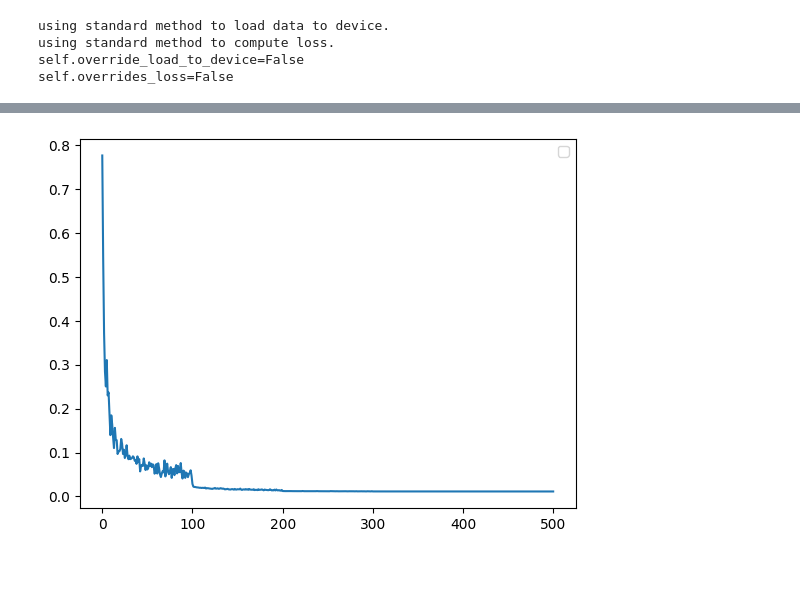
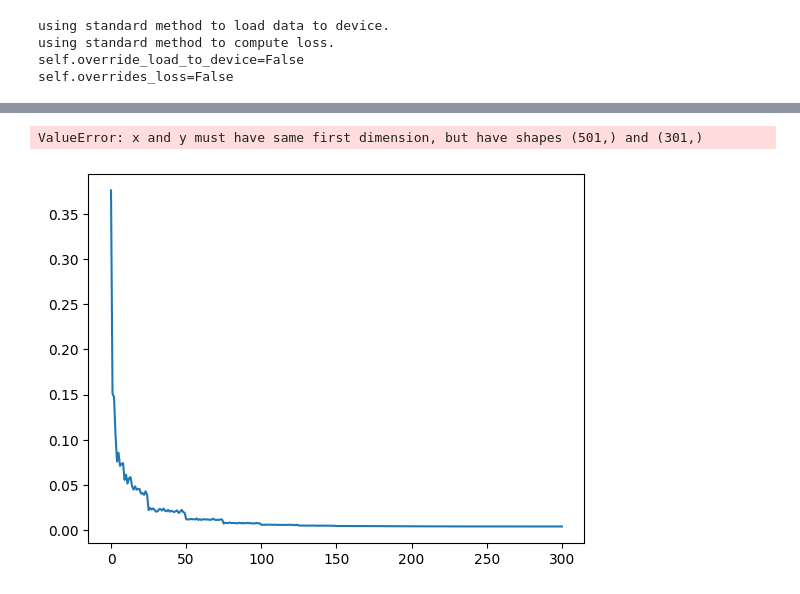
Before and after one commit to frasermartinx/MScProject, a Jupyter notebook: Ground_Truth.ipynb, the cells around one changed output, grey strips where cells are left out. Cells and saved outputs as stored; diff of their text form; code cells hidden in the pictures.

```diff
--- a/Ground_Truth.ipynb
+++ b/Ground_Truth.ipynb
@@ -280,10 +265,11 @@ Saved training state to checkpoints
 # %%
-plt.plot(np.arange(0,501,1),callback.loss,"-")
-#plt.plot(np.arange(0,501,1),callback.val_loss,"-r")
+plt.plot(np.arange(0,301,1),callback.loss,"-")
+plt.plot(np.arange(0,501,1),callback.val_loss,"-r")
 plt.legend()
 plt.show()
 # %% [output]
+ValueError: x and y must have same first dimension, but have shapes (501,) and (301,)
-[figure, old version]
+[figure, new version]
 # %%
 #prediction time
 sample = torch.load("../finput.pt").clone().type(torch.FloatTensor).to(device)
```
Also changed, not shown: parts of 10 cells of this notebook, 9 other files.
